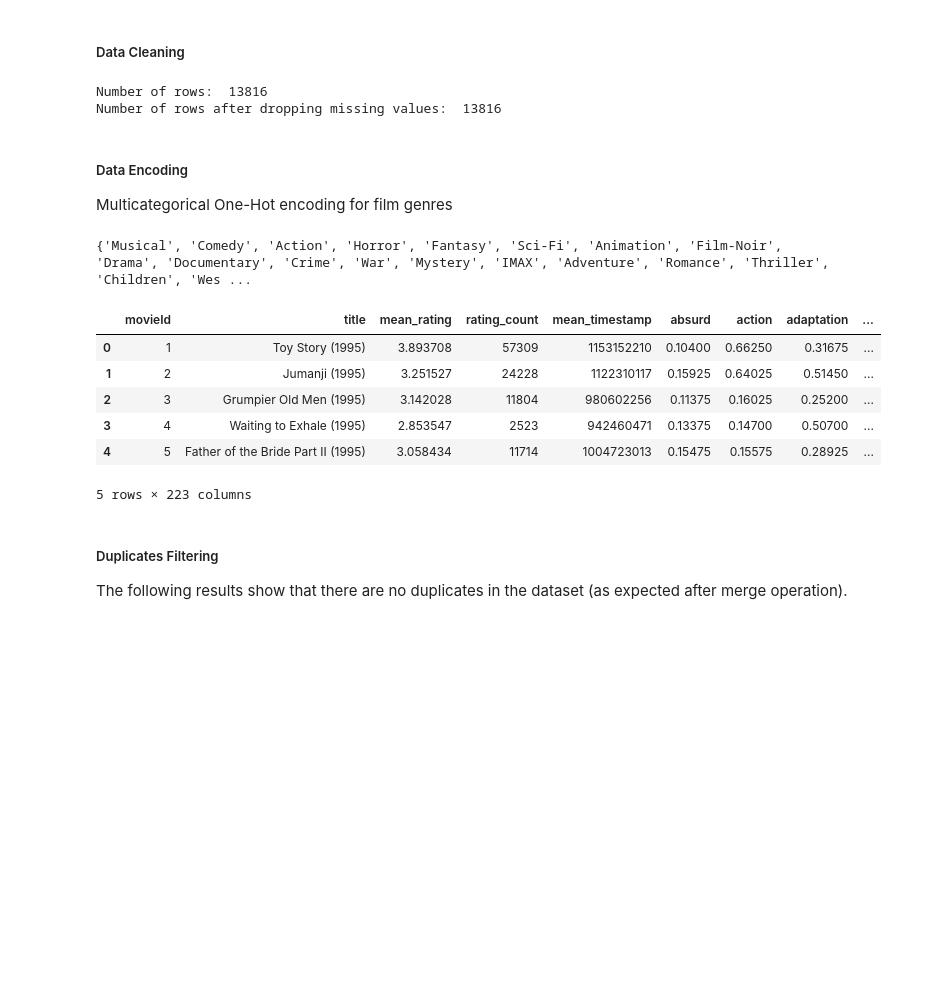
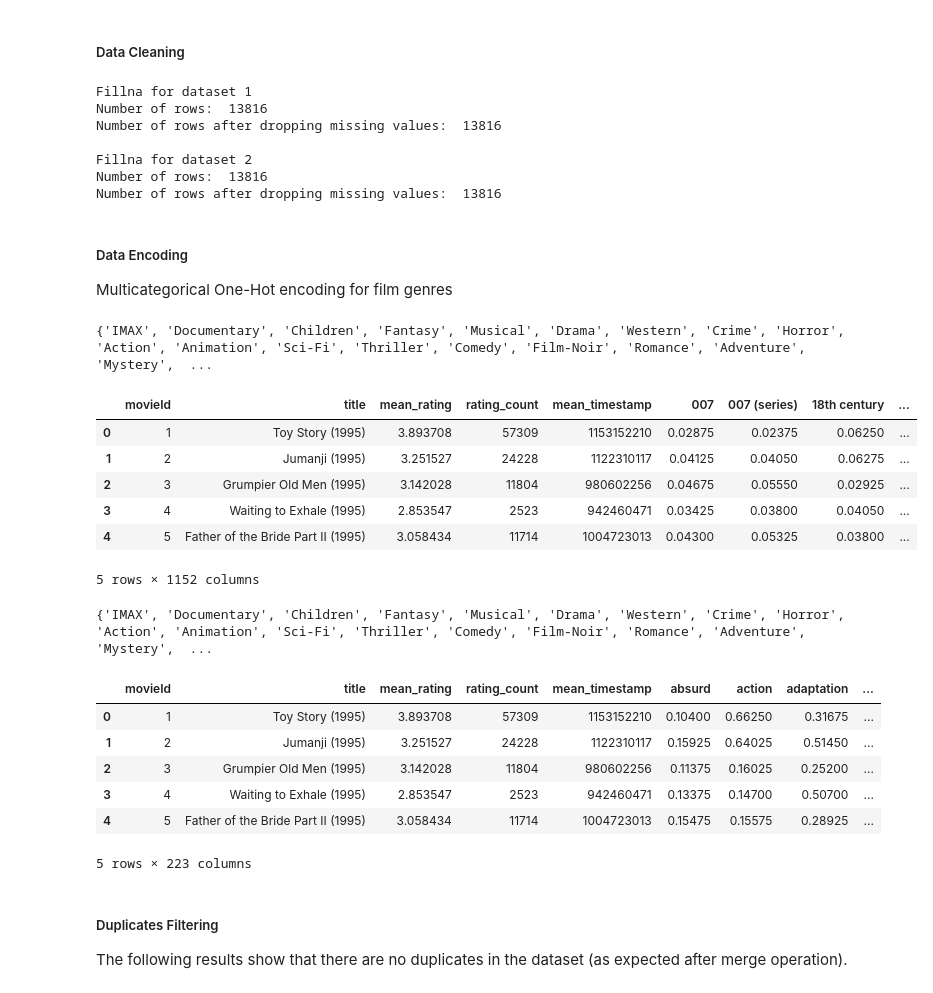
Before and after one commit to nicolopizzo/data-analytics, a Jupyter notebook: analysis.ipynb, the cells around one changed output. Cells and saved outputs as stored; diff of their text form; code cells hidden in the pictures; blank space fills up the shorter version.

```diff
--- a/analysis.ipynb
+++ b/analysis.ipynb
@@ -138,46 +157,74 @@ display(df.head())
 # %% [markdown]
 ##### Data Cleaning
 # %%
-# print number of rows
-print('Number of rows: ', df.shape[0])
+for i, dataset in enumerate(datasets):
+    df = dataset['data']
 
-# fill rows with missing values (there are films with no tags, so we fill these tag columns set to 0)
-df = df.fillna(0)
+    print('\nFillna for dataset {}'.format(i+1))
+    # print number of rows
+    print('Number of rows: ', df.shape[0])
 
-# print number of rows after dropping missing values
-print('Number of rows after dropping missing values: ', df.shape[0])
+    # fill rows with missing values (there are films with no tags, so we fill these tag columns set to 0)
+    df = df.fillna(0)
+
+    # print number of rows after dropping missing values
+    print('Number of rows after dropping missing values: ', df.shape[0])
+
+
+    dataset['data'] = df
 # %% [output]
+Fillna for dataset 1
 Number of rows:  13816
 Number of rows after dropping missing values:  13816
+
+Fillna for dataset 2
+Number of rows:  13816
+Number of rows after dropping missing values:  13816
 # %% [markdown]
 ##### Data Encoding
 Multicategorical One-Hot encoding for film genres
 # %%
-# one hot encoding for genres
-categories = set()
-for s in df['genres'].str.split('|').values:
-    if s != ['(no genres listed)']:
-        categories = categories.union(set(s))
+for dataset in datasets:
 
-print(categories)
+    df = dataset['data']
 
-# add columns for each category
-for category in categories:
-    df[category] = df['genres'].str.contains(category).astype(int)
 
-# delete genres column
-df = df.drop(columns=['genres'])
+    # one hot encoding for genres
+    categories = set()
+    for s in df['genres'].str.split('|').values:
+        if s != ['(no genres listed)']:
+            categories = categories.union(set(s))
 
-display(df.head())
+    print(categories)
+
+    # add columns for each category
+    for category in categories:
+        df[category] = df['genres'].str.contains(category).astype(int)
+
+    # delete genres column
+    df = df.drop(columns=['genres'])
+
+    display(df.head())
+
+
+    dataset['data'] = df
 # %% [output]
-{'Musical', 'Comedy', 'Action', 'Horror', 'Fantasy', 'Sci-Fi', 'Animation', 'Film-Noir', 'Drama', 'Documentary', 'Crime', 'War', 'Mystery', 'IMAX', 'Adventure', 'Romance', 'Thriller', 'Children', 'Wes ...
+{'IMAX', 'Documentary', 'Children', 'Fantasy', 'Musical', 'Drama', 'Western', 'Crime', 'Horror', 'Action', 'Animation', 'Sci-Fi', 'Thriller', 'Comedy', 'Film-Noir', 'Romance', 'Adventure', 'Mystery',  ...
-|  | movieId | title | mean_rating | rating_count | mean_timestamp | absurd | action | adaptation | ... |
-| 0 | 1 | Toy Story (1995) | 3.893708 | 57309 | 1153152210 | 0.10400 | 0.66250 | 0.31675 | ... |
-| 1 | 2 | Jumanji (1995) | 3.251527 | 24228 | 1122310117 | 0.15925 | 0.64025 | 0.51450 | ... |
-| 2 | 3 | Grumpier Old Men (1995) | 3.142028 | 11804 | 980602256 | 0.11375 | 0.16025 | 0.25200 | ... |
-| 3 | 4 | Waiting to Exhale (1995) | 2.853547 | 2523 | 942460471 | 0.13375 | 0.14700 | 0.50700 | ... |
-| 4 | 5 | Father of the Bride Part II (1995) | 3.058434 | 11714 | 1004723013 | 0.15475 | 0.15575 | 0.28925 | ... |
+|  | movieId | title | mean_rating | rating_count | mean_timestamp | 007 | 007 (series) | 18th century | ... |
+| 0 | 1 | Toy Story (1995) | 3.893708 | 57309 | 1153152210 | 0.02875 | 0.02375 | 0.06250 | ... |
+| 1 | 2 | Jumanji (1995) | 3.251527 | 24228 | 1122310117 | 0.04125 | 0.04050 | 0.06275 | ... |
+| 2 | 3 | Grumpier Old Men (1995) | 3.142028 | 11804 | 980602256 | 0.04675 | 0.05550 | 0.02925 | ... |
+| 3 | 4 | Waiting to Exhale (1995) | 2.853547 | 2523 | 942460471 | 0.03425 | 0.03800 | 0.04050 | ... |
+| 4 | 5 | Father of the Bride Part II (1995) | 3.058434 | 11714 | 1004723013 | 0.04300 | 0.05325 | 0.03800 | ... |
-5 rows × 223 columns
+5 rows × 1152 columns
+{'IMAX', 'Documentary', 'Children', 'Fantasy', 'Musical', 'Drama', 'Western', 'Crime', 'Horror', 'Action', 'Animation', 'Sci-Fi', 'Thriller', 'Comedy', 'Film-Noir', 'Romance', 'Adventure', 'Mystery',  ...
+|  | movieId | title | mean_rating | rating_count | mean_timestamp | absurd | action | adaptation | ... |
+| 0 | 1 | Toy Story (1995) | 3.893708 | 57309 | 1153152210 | 0.10400 | 0.66250 | 0.31675 | ... |
+| 1 | 2 | Jumanji (1995) | 3.251527 | 24228 | 1122310117 | 0.15925 | 0.64025 | 0.51450 | ... |
+| 2 | 3 | Grumpier Old Men (1995) | 3.142028 | 11804 | 980602256 | 0.11375 | 0.16025 | 0.25200 | ... |
+| 3 | 4 | Waiting to Exhale (1995) | 2.853547 | 2523 | 942460471 | 0.13375 | 0.14700 | 0.50700 | ... |
+| 4 | 5 | Father of the Bride Part II (1995) | 3.058434 | 11714 | 1004723013 | 0.15475 | 0.15575 | 0.28925 | ... |
+5 rows × 223 columns
 # %% [markdown]
 ##### Duplicates Filtering
 The following results show that there are no duplicates in the dataset (as expected after merge operation).
```
Also changed, not shown: parts of 22 cells of this notebook.
